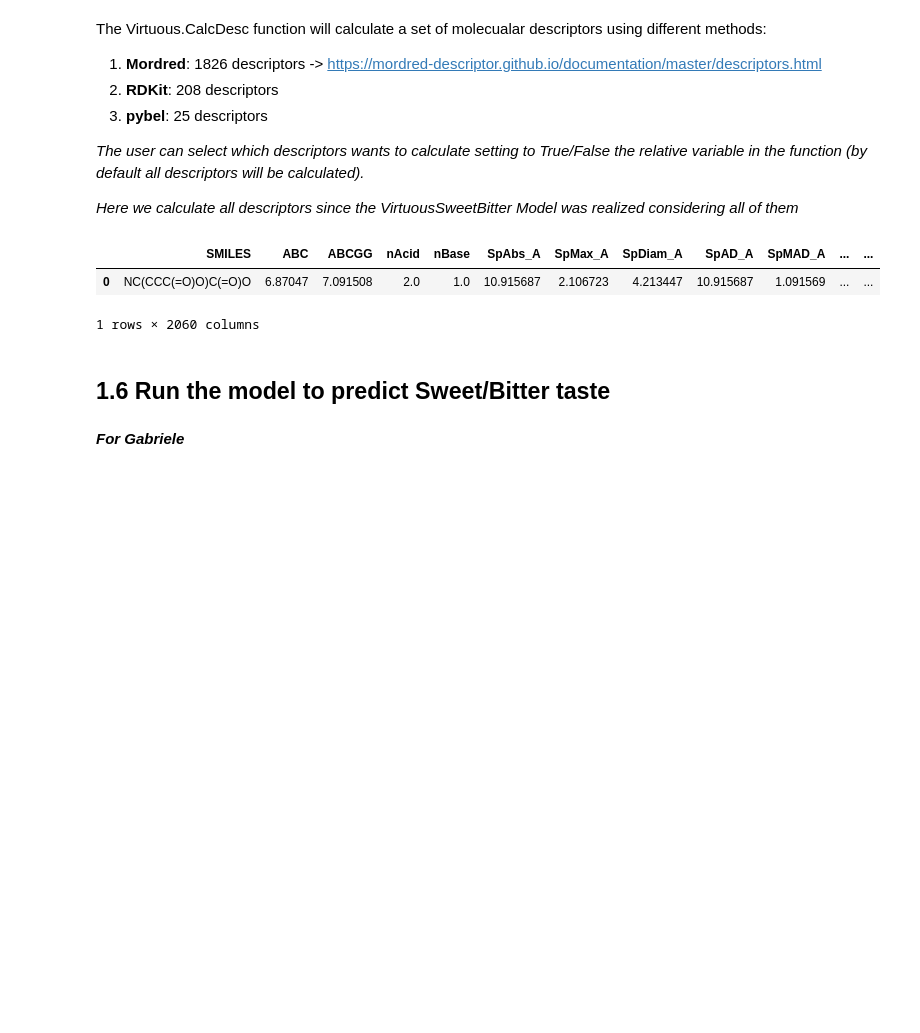
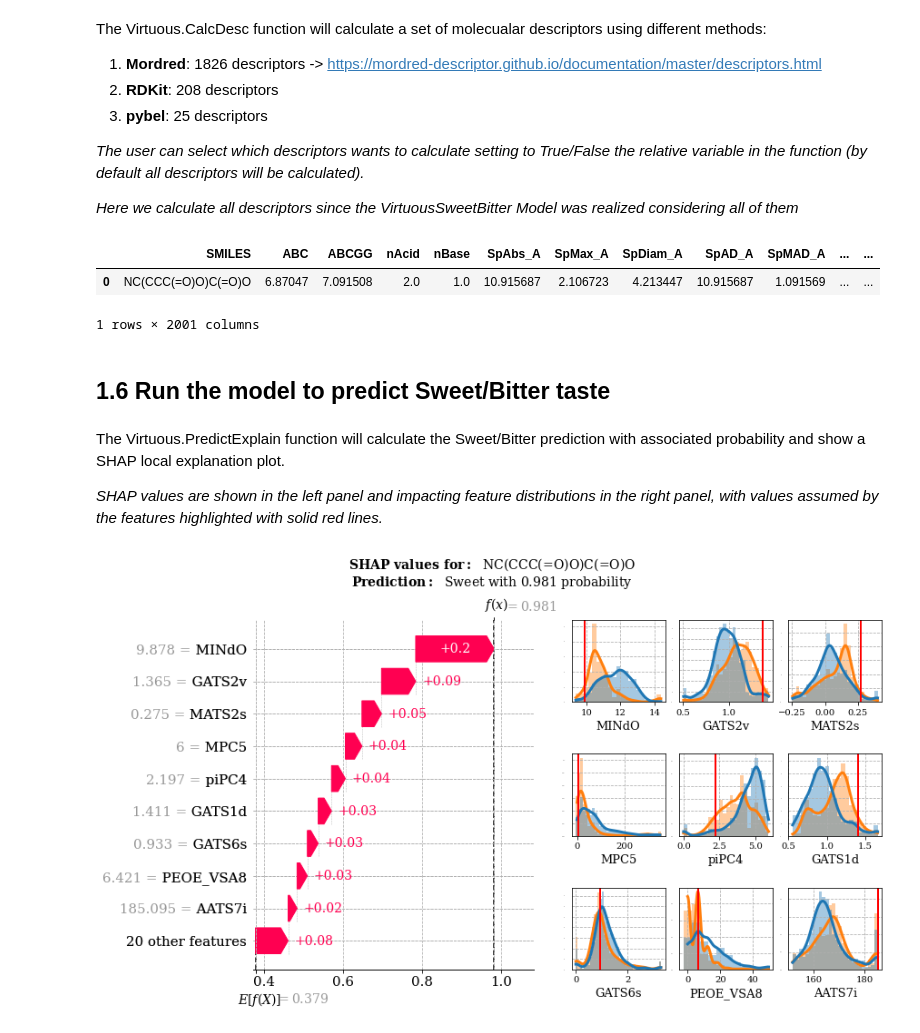
Before and after one commit to gabribg88/VirtuousSweetBitter, a Jupyter notebook: notebooks/VirtuousSweetBitter.ipynb, the cells around one changed output. Cells and saved outputs as stored; diff of their text form; code cells hidden in the pictures; blank space fills up the shorter version.

Commit message:
Final changes for the VirtuousSweetBitter notebook demo

```diff
--- a/notebooks/VirtuousSweetBitter.ipynb
+++ b/notebooks/VirtuousSweetBitter.ipynb
@@ -7,3 +1,21 @@ from rdkit.Chem import Draw
+# %%
+import pandas as pd
+import numpy as np
+import sys
+from rdkit import Chem
+from rdkit.Chem import Draw
+
+import matplotlib as mlp
+mlp.rcParams['lines.linewidth'] = 2
+mlp.rcParams['axes.grid'] = True
+mlp.rcParams['grid.linestyle'] = '--'
+mlp.rcParams['xtick.labelsize'] = 12
+mlp.rcParams['ytick.labelsize'] = 12
+mlp.rcParams['axes.labelsize'] = 14
+mlp.rcParams['legend.fontsize'] = 12
+mlp.rcParams['font.size'] = 12
+mlp.rcParams['font.family'] = 'serif'
+mlp.rcParams['mathtext.fontset'] = 'dejavuserif'
 # %% [markdown]
 # Import Virtuous Library
 # %% [markdown]
@@ -105,12 +118,13 @@ The Virtuous.CalcDesc function will calculate a set of molecualar descriptors us
 DescNames, DescValues = Virtuous.CalcDesc(parent_smi, Mordred=True, RDKit=True, pybel=True)
 # %%
 # visualising with pandas
-df = pd.DataFrame(data = np.array(DescValues).reshape(-1, len(DescValues)), columns=DescNames)
-df.insert(loc=0, column='SMILES', value=parent_smi)
-df
+sample_df = pd.DataFrame(data = np.array(DescValues).reshape(-1, len(DescValues)), columns=DescNames)
+sample_df.insert(loc=0, column='SMILES', value=parent_smi)
+sample_df = sample_df.loc[:,~sample_df.columns.duplicated()]
+sample_df
 # %% [output]
 |  | SMILES | ABC | ABCGG | nAcid | nBase | SpAbs_A | SpMax_A | SpDiam_A | SpAD_A | SpMAD_A | ... | ... |
 | 0 | NC(CCC(=O)O)C(=O)O | 6.87047 | 7.091508 | 2.0 | 1.0 | 10.915687 | 2.106723 | 4.213447 | 10.915687 | 1.091569 | ... | ... |
-1 rows × 2060 columns
+1 rows × 2001 columns
 # %%
 # if you want to save the descriptors in a csv file, uncomment the following line
@@ -118,4 +132,10 @@ df
 # %% [markdown]
 ## 1.6 Run the model to predict Sweet/Bitter taste
-# %% [markdown]
-***For Gabriele***
+# %% [markdown]
+The Virtuous.PredictExplain function will calculate the Sweet/Bitter prediction with associated probability and show a SHAP local explanation plot.
+
+*SHAP values are shown in the left panel and impacting feature distributions in the right panel, with values assumed by the features highlighted with solid red lines.*
+# %%
+Virtuous.PredictExplain(sample_df)
+# %% [output]
+[figure, added]
```
Also changed, not shown: parts of 3 cells of this notebook, 8 other files.
